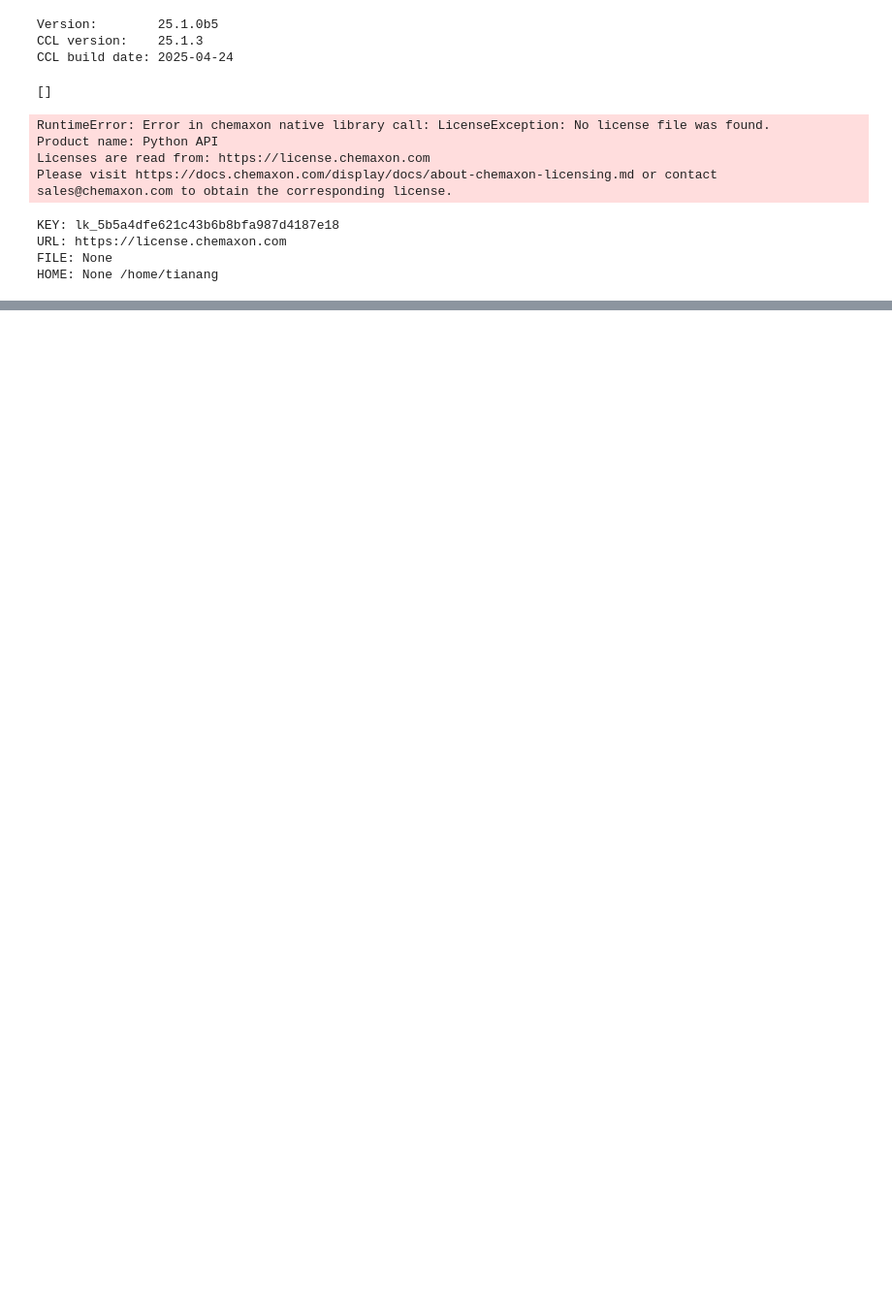
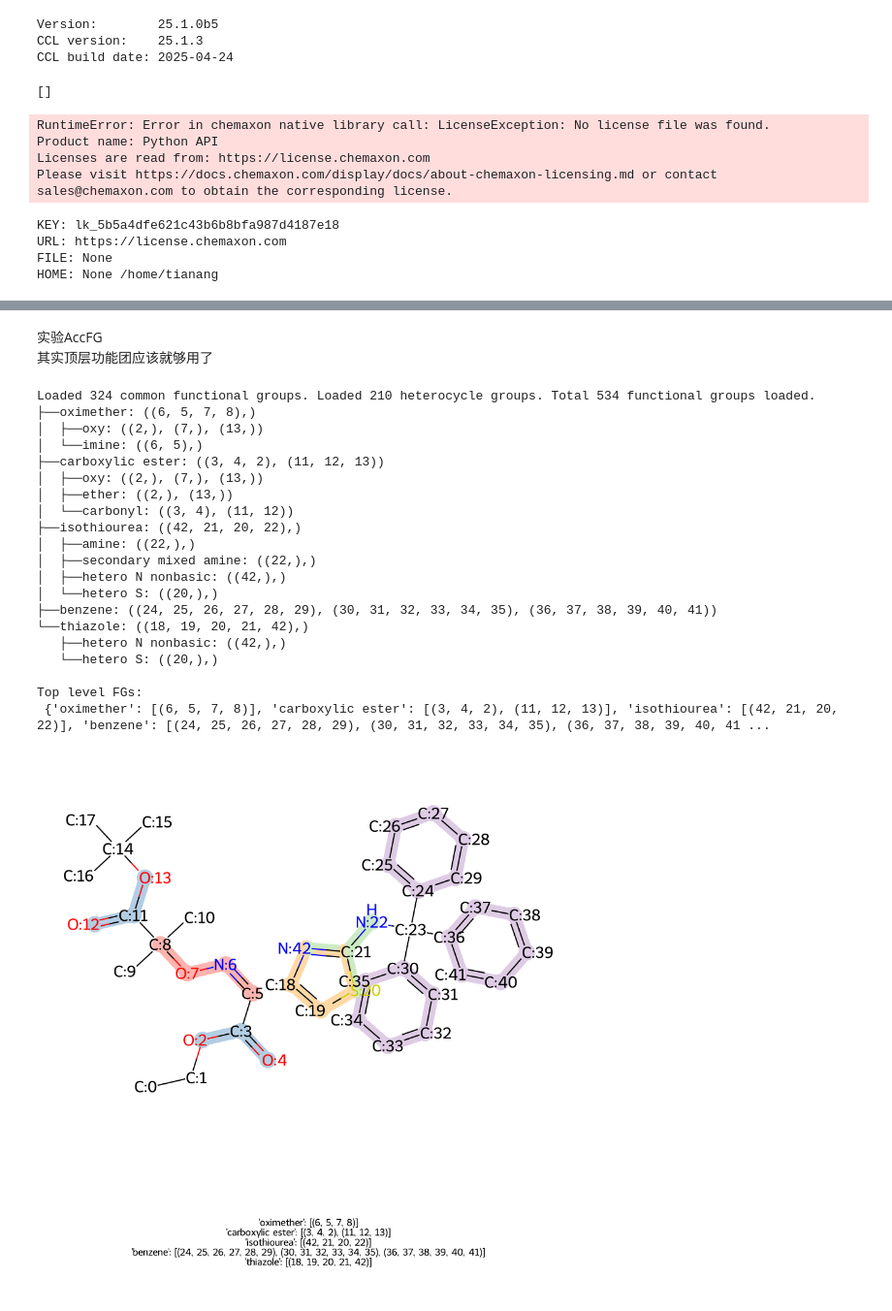
Before and after one commit to DragonDescentZerotsu/Intern-S1-recipe, a Jupyter notebook: debug.ipynb, the cells around one changed output, grey strips where cells are left out. Shown: that part at 97% size. Cells and saved outputs as stored; diff of their text form; code cells hidden in the pictures; blank space fills up the shorter version.

```diff
--- a/debug.ipynb
+++ b/debug.ipynb
@@ -518,0 +587,46 @@ HOME: None /home/tianang
+# %% [markdown]
+实验AccFG
+其实顶层功能团应该就够用了
+# %%
+from accfg import AccFG, draw_mol_with_fgs, molimg
+from accfg.draw import print_fg_tree
+
+afg = AccFG(print_load_info=True)
+
+smi = "CCOC(=O)C(=NOC(C)(C)C(=O)OC(C)(C)C)c1csc(NC(c2ccccc2)(c2ccccc2)c2ccccc2)n1"
+
+# show_atoms=True  -> 让输出带上“功能团命中的原子编号”
+# show_graph=True  -> 返回 fg_graph（用于打印树/结构化组织）
+fgs, fg_graph = afg.run(smi, show_atoms=True, show_graph=True)
+
+# 打印“功能团树”（结构化 FG 视图）
+print_fg_tree(fg_graph, fgs.keys(), show_atom_idx=True)
+
+# 打印“顶层功能团字典”：{FG名: [(atom_idx_tuple), ...], ...}
+print("\nTop level FGs:\n", fgs)
+
+# Visualize the FGs on molecule
+img = draw_mol_with_fgs(smi, afg=afg, img_size=(900, 900))
+molimg(img)
+# %% [output]
+Loaded 324 common functional groups. Loaded 210 heterocycle groups. Total 534 functional groups loaded.
+├──oximether: ((6, 5, 7, 8),)
+│  ├──oxy: ((2,), (7,), (13,))
+│  └──imine: ((6, 5),)
+├──carboxylic ester: ((3, 4, 2), (11, 12, 13))
+│  ├──oxy: ((2,), (7,), (13,))
+│  ├──ether: ((2,), (13,))
+│  └──carbonyl: ((3, 4), (11, 12))
+├──isothiourea: ((42, 21, 20, 22),)
+│  ├──amine: ((22,),)
+│  ├──secondary mixed amine: ((22,),)
+│  ├──hetero N nonbasic: ((42,),)
+│  └──hetero S: ((20,),)
+├──benzene: ((24, 25, 26, 27, 28, 29), (30, 31, 32, 33, 34, 35), (36, 37, 38, 39, 40, 41))
+└──thiazole: ((18, 19, 20, 21, 42),)
+   ├──hetero N nonbasic: ((42,),)
+   └──hetero S: ((20,),)
+
+Top level FGs:
+ {'oximether': [(6, 5, 7, 8)], 'carboxylic ester': [(3, 4, 2), (11, 12, 13)], 'isothiourea': [(42, 21, 20, 22)], 'benzene': [(24, 25, 26, 27, 28, 29), (30, 31, 32, 33, 34, 35), (36, 37, 38, 39, 40, 41 ...
+[figure, added]
```
Also changed, not shown: parts of 13 cells of this notebook, 6 other files.
